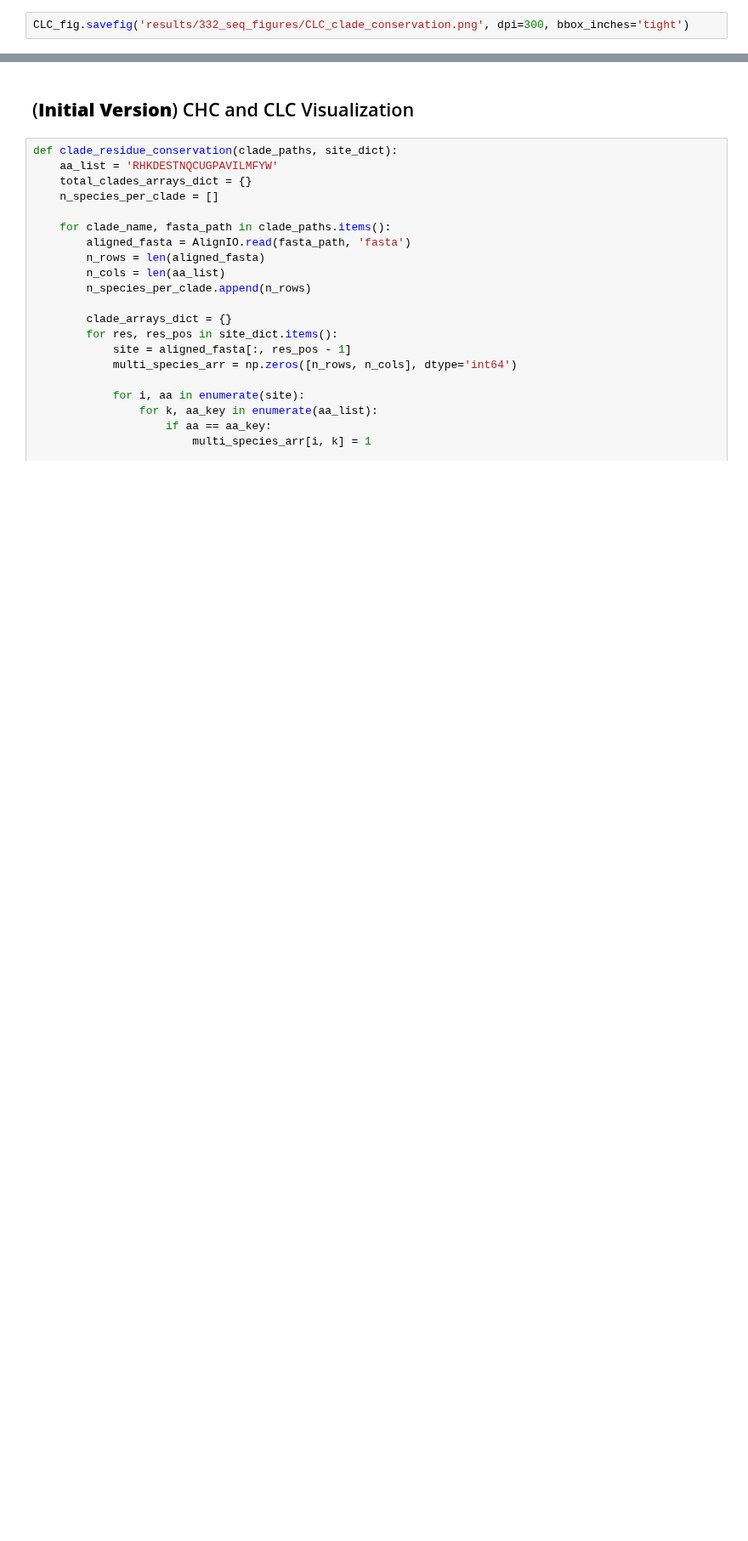
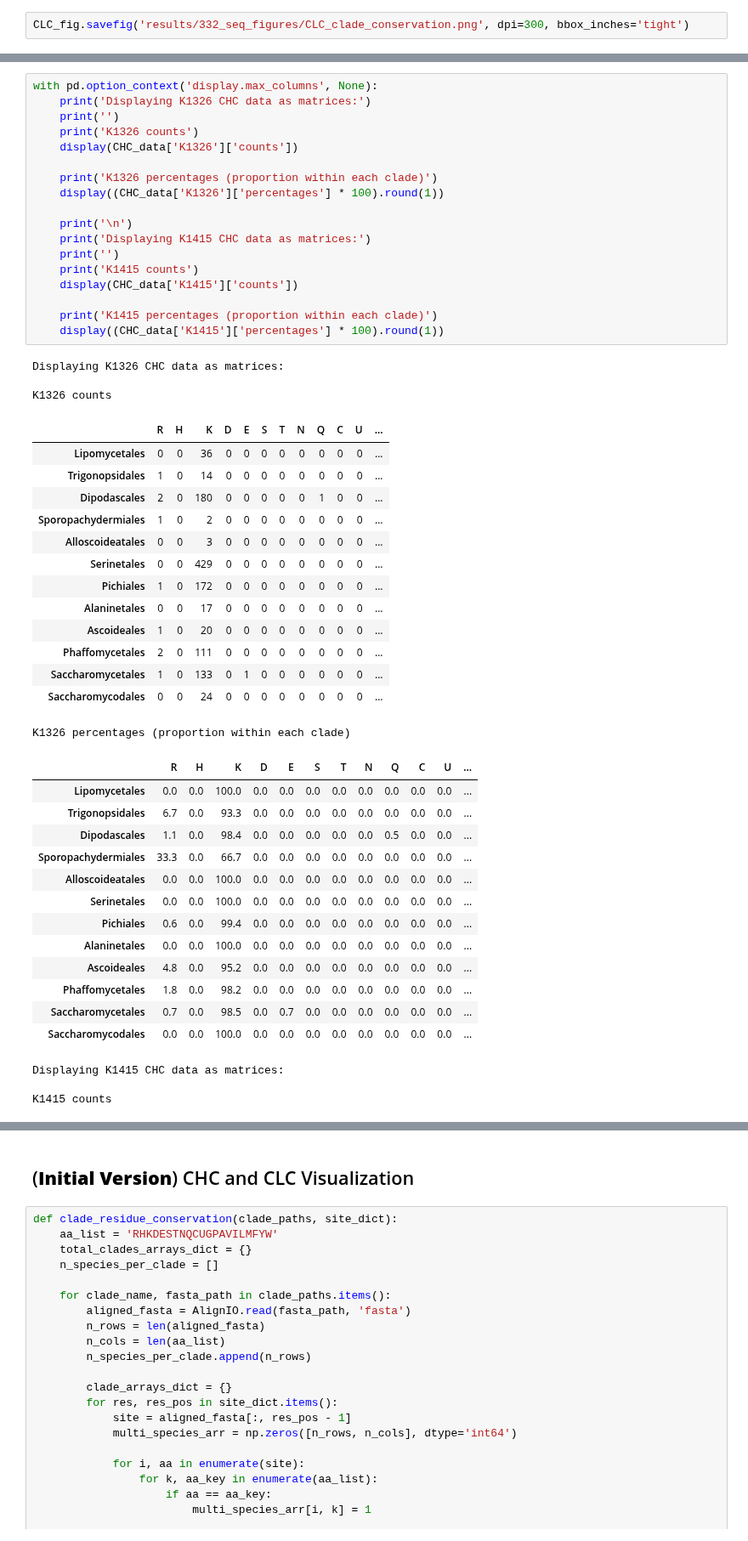
Before and after one commit to GeorgeCrawford15/yeast-clathrin-conservation, a Jupyter notebook: clathrin-chains-conservation.ipynb, the cells around one changed output, grey strips where cells are left out. Shown at 85% size. Saved outputs shown, nothing was run; the diff lists cells and outputs as text; blank space fills up the shorter version.

```diff
--- a/clathrin-chains-conservation.ipynb
+++ b/clathrin-chains-conservation.ipynb
@@ -274,0 +355,52 @@ CLC_fig.savefig('results/332_seq_figures/CLC_clade_conservation.png', dpi=300, b
+# %%
+with pd.option_context('display.max_columns', None):
+    print('Displaying K1326 CHC data as matrices:')
+    print('')
+    print('K1326 counts')
+    display(CHC_data['K1326']['counts'])
+
+    print('K1326 percentages (proportion within each clade)')
+    display((CHC_data['K1326']['percentages'] * 100).round(1))
+
+    print('\n')
+    print('Displaying K1415 CHC data as matrices:')
+    print('')
+    print('K1415 counts')
+    display(CHC_data['K1415']['counts'])
+
+    print('K1415 percentages (proportion within each clade)')
+    display((CHC_data['K1415']['percentages'] * 100).round(1))
+# %% [output]
+Displaying K1326 CHC data as matrices:
+
+K1326 counts
+|  | R | H | K | D | E | S | T | N | Q | C | U | ... |
+| Lipomycetales | 0 | 0 | 36 | 0 | 0 | 0 | 0 | 0 | 0 | 0 | 0 | ... |
+| Trigonopsidales | 1 | 0 | 14 | 0 | 0 | 0 | 0 | 0 | 0 | 0 | 0 | ... |
+| Dipodascales | 2 | 0 | 180 | 0 | 0 | 0 | 0 | 0 | 1 | 0 | 0 | ... |
+| Sporopachydermiales | 1 | 0 | 2 | 0 | 0 | 0 | 0 | 0 | 0 | 0 | 0 | ... |
+| Alloscoideatales | 0 | 0 | 3 | 0 | 0 | 0 | 0 | 0 | 0 | 0 | 0 | ... |
+| Serinetales | 0 | 0 | 429 | 0 | 0 | 0 | 0 | 0 | 0 | 0 | 0 | ... |
+| Pichiales | 1 | 0 | 172 | 0 | 0 | 0 | 0 | 0 | 0 | 0 | 0 | ... |
+| Alaninetales | 0 | 0 | 17 | 0 | 0 | 0 | 0 | 0 | 0 | 0 | 0 | ... |
+| Ascoideales | 1 | 0 | 20 | 0 | 0 | 0 | 0 | 0 | 0 | 0 | 0 | ... |
+| Phaffomycetales | 2 | 0 | 111 | 0 | 0 | 0 | 0 | 0 | 0 | 0 | 0 | ... |
+| Saccharomycetales | 1 | 0 | 133 | 0 | 1 | 0 | 0 | 0 | 0 | 0 | 0 | ... |
+| Saccharomycodales | 0 | 0 | 24 | 0 | 0 | 0 | 0 | 0 | 0 | 0 | 0 | ... |
+K1326 percentages (proportion within each clade)
+|  | R | H | K | D | E | S | T | N | Q | C | U | ... |
+| Lipomycetales | 0.0 | 0.0 | 100.0 | 0.0 | 0.0 | 0.0 | 0.0 | 0.0 | 0.0 | 0.0 | 0.0 | ... |
+| Trigonopsidales | 6.7 | 0.0 | 93.3 | 0.0 | 0.0 | 0.0 | 0.0 | 0.0 | 0.0 | 0.0 | 0.0 | ... |
+| Dipodascales | 1.1 | 0.0 | 98.4 | 0.0 | 0.0 | 0.0 | 0.0 | 0.0 | 0.5 | 0.0 | 0.0 | ... |
+| Sporopachydermiales | 33.3 | 0.0 | 66.7 | 0.0 | 0.0 | 0.0 | 0.0 | 0.0 | 0.0 | 0.0 | 0.0 | ... |
+| Alloscoideatales | 0.0 | 0.0 | 100.0 | 0.0 | 0.0 | 0.0 | 0.0 | 0.0 | 0.0 | 0.0 | 0.0 | ... |
+| Serinetales | 0.0 | 0.0 | 100.0 | 0.0 | 0.0 | 0.0 | 0.0 | 0.0 | 0.0 | 0.0 | 0.0 | ... |
+| Pichiales | 0.6 | 0.0 | 99.4 | 0.0 | 0.0 | 0.0 | 0.0 | 0.0 | 0.0 | 0.0 | 0.0 | ... |
+| Alaninetales | 0.0 | 0.0 | 100.0 | 0.0 | 0.0 | 0.0 | 0.0 | 0.0 | 0.0 | 0.0 | 0.0 | ... |
+| Ascoideales | 4.8 | 0.0 | 95.2 | 0.0 | 0.0 | 0.0 | 0.0 | 0.0 | 0.0 | 0.0 | 0.0 | ... |
+| Phaffomycetales | 1.8 | 0.0 | 98.2 | 0.0 | 0.0 | 0.0 | 0.0 | 0.0 | 0.0 | 0.0 | 0.0 | ... |
+| Saccharomycetales | 0.7 | 0.0 | 98.5 | 0.0 | 0.7 | 0.0 | 0.0 | 0.0 | 0.0 | 0.0 | 0.0 | ... |
+| Saccharomycodales | 0.0 | 0.0 | 100.0 | 0.0 | 0.0 | 0.0 | 0.0 | 0.0 | 0.0 | 0.0 | 0.0 | ... |
+Displaying K1415 CHC data as matrices:
+
+K1415 counts
```
Also changed, not shown: parts of 14 cells of this notebook, 30 other files.
